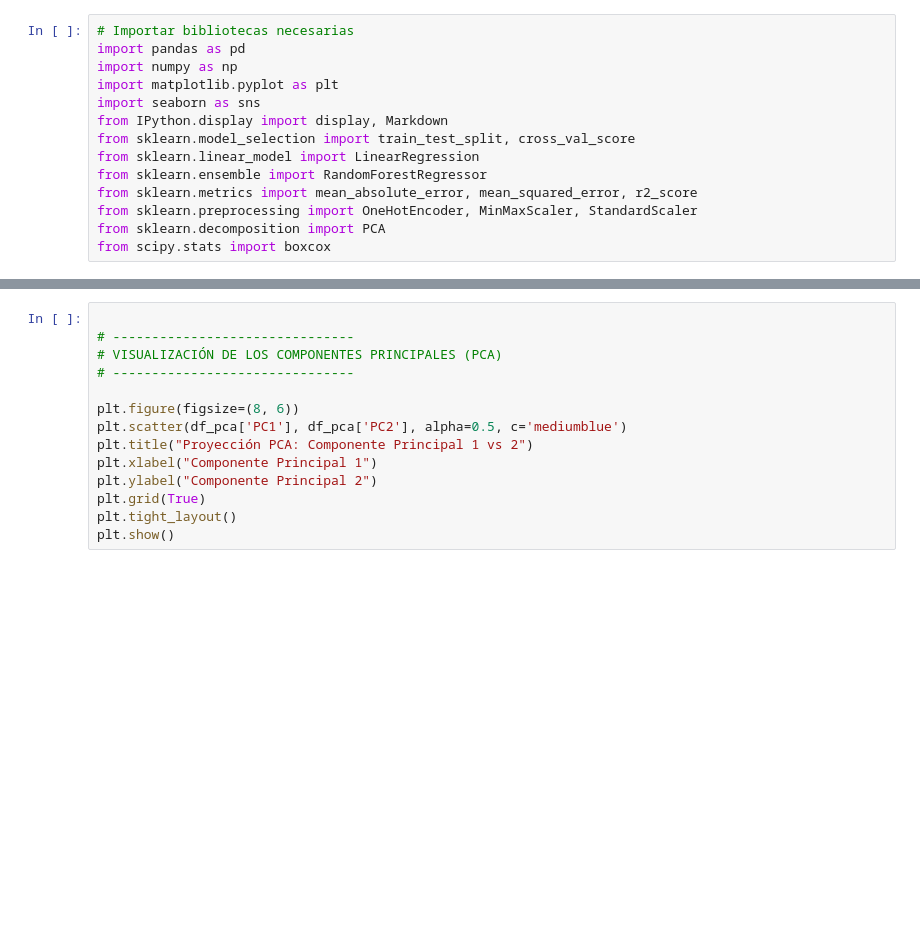
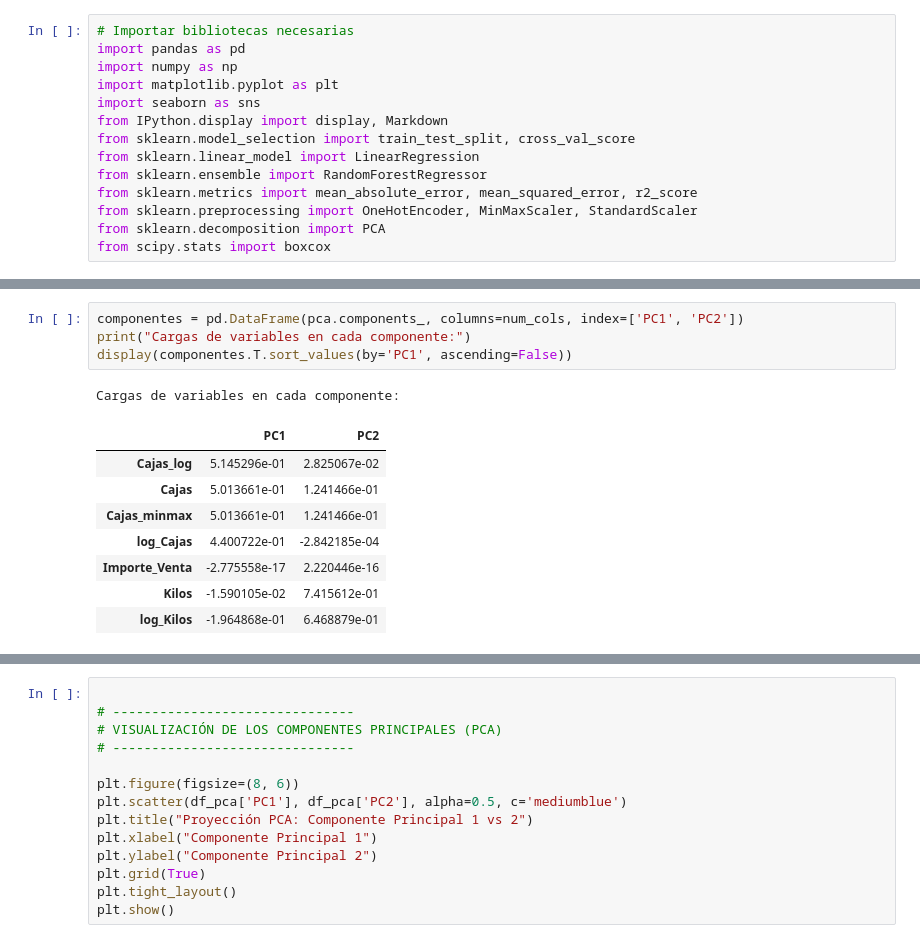
Before and after one commit to anagabyfuentes/ProyectoIntegrador_Mermas, a Jupyter notebook: Avance2#13.ipynb, the cells around one changed output, grey strips where cells are left out. Saved outputs shown, nothing was run; the diff lists cells and outputs as text; blank space fills up the shorter version.

```diff
--- a/Avance2#13.ipynb
+++ b/Avance2#13.ipynb
@@ -590,0 +588,14 @@ Primeras filas de los componentes principales:
+# %%
+componentes = pd.DataFrame(pca.components_, columns=num_cols, index=['PC1', 'PC2'])
+print("Cargas de variables en cada componente:")
+display(componentes.T.sort_values(by='PC1', ascending=False))
+# %% [output]
+Cargas de variables en cada componente:
+|  | PC1 | PC2 |
+| Cajas_log | 5.145296e-01 | 2.825067e-02 |
+| Cajas | 5.013661e-01 | 1.241466e-01 |
+| Cajas_minmax | 5.013661e-01 | 1.241466e-01 |
+| log_Cajas | 4.400722e-01 | -2.842185e-04 |
+| Importe_Venta | -2.775558e-17 | 2.220446e-16 |
+| Kilos | -1.590105e-02 | 7.415612e-01 |
+| log_Kilos | -1.964868e-01 | 6.468879e-01 |
```
Also changed, not shown: parts of 7 cells of this notebook.
